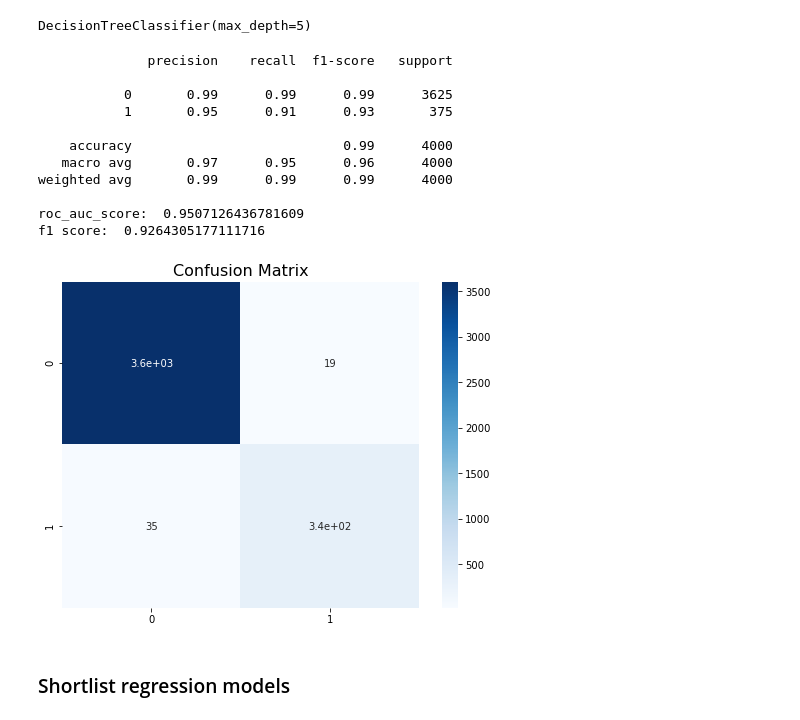
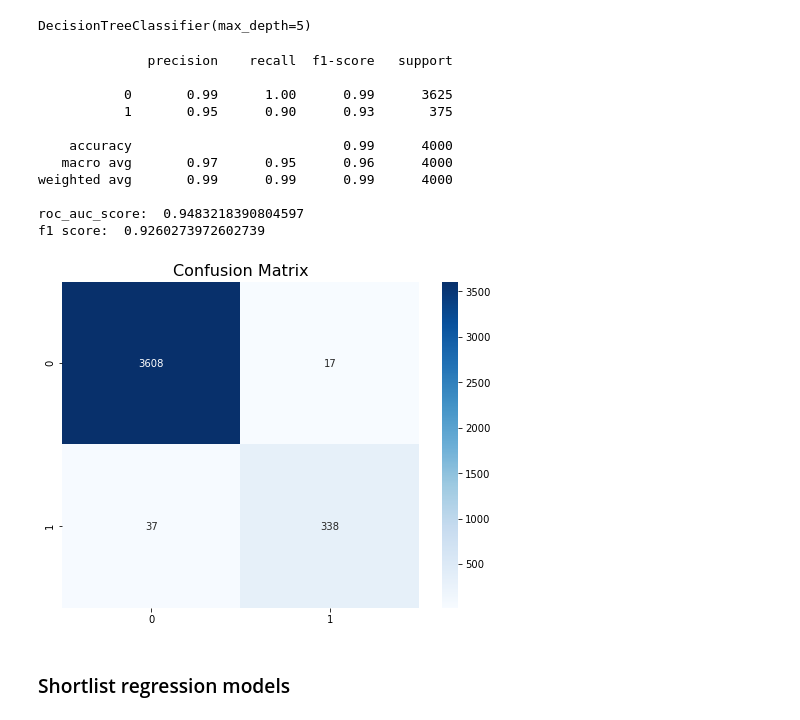
Before and after one commit to shubh1608/Jupyter-Notebook-Template, a Jupyter notebook: notebok_template.ipynb, the cells around one changed output. Drawn from its saved outputs; the diff is of its cells as text; code cells hidden in the pictures.

Commit message:
completed modelling of sample dataset using template code.

```diff
--- a/notebok_template.ipynb
+++ b/notebok_template.ipynb
@@ -560,0 +612,3 @@ x_test = test_set.drop(columns=[target])
+# %%
+test_set["Facilities"] = test_set["Online"] + test_set["CreditCard"]
+test_set.drop(columns=["CreditCard", "Online"], inplace=True)
@@ -675,10 +740,10 @@ def outliers_BottomCoding_gaussian(x_train,x_test,variable):
     Lower_fence = x_train[variable].mean()-3*x_train[variable].std()
     x_train.loc[x_train[variable]<Lower_fence, variable] = Lower_fence
     x_test.loc[x_test[variable]<Lower_fence, variable] = Lower_fence
-# %%
-for col in ['Age', 'Experience', 'ZIP Code']:
-    outliers_TopCoding_gaussian(x_train, x_test, col)
-    outliers_BottomCoding_gaussian(x_train, x_test, col)
+# %%
+for col in ['Experience', 'ZIP Code']:
+    outliers_TopCoding_gaussian(x_train, x_test, col)
+    outliers_BottomCoding_gaussian(x_train, x_test, col)
 # %% [markdown]
 Next step will be to convert these non-normal distribution to normal.
 # %%
@@ -1130,30 +1213,33 @@ model = classifiers["Decision Tree"]
 model.fit(x_train, y_train)
 # %% [output]
 DecisionTreeClassifier(max_depth=5)
+# %%
+def calculate_performance(y_true, y_pred):
+    print(sklearn.metrics.classification_report(y_true, y_pred))
+    print("roc_auc_score: ", sklearn.metrics.roc_auc_score(y_true, y_pred))
+    print("f1 score: ", sklearn.metrics.f1_score(y_true, y_pred))
+
+    cm = confusion_matrix(y_true, y_pred)
+    plt.figure(figsize=(8, 6))
+    plt.title('Confusion Matrix', size=16)
+    sns.heatmap(cm, annot=True, cmap='Blues', fmt='g');
 # %%
 # calculating the classification accuracy on whole train set
-x_train_pred = model.predict(x_train)
-print(sklearn.metrics.classification_report(y_train, x_train_pred))
-print("roc_auc_score: ", sklearn.metrics.roc_auc_score(y_train, x_train_pred))
-print("f1 score: ", sklearn.metrics.f1_score(y_train, x_train_pred))
-
-cm = confusion_matrix(y_train, x_train_pred)
-plt.figure(figsize=(8, 6))
-plt.title('Confusion Matrix', size=16)
-sns.heatmap(cm, annot=True, cmap='Blues');
+y_pred = model.predict(x_train)
+calculate_performance(y_train, y_pred)
 # %% [output]
               precision    recall  f1-score   support
 
-           0       0.99      0.99      0.99      3625
-           1       0.95      0.91      0.93       375
+           0       0.99      1.00      0.99      3625
+           1       0.95      0.90      0.93       375
 
     accuracy                           0.99      4000
    macro avg       0.97      0.95      0.96      4000
 weighted avg       0.99      0.99      0.99      4000
 
-roc_auc_score:  0.9507126436781609
-f1 score:  0.9264305177111716
+roc_auc_score:  0.9483218390804597
+f1 score:  0.9260273972602739
-[figure, old version]
+[figure, new version]
 # %% [markdown]
 ### Shortlist regression models
 # %%
```
Also changed, not shown: parts of 114 cells of this notebook.
